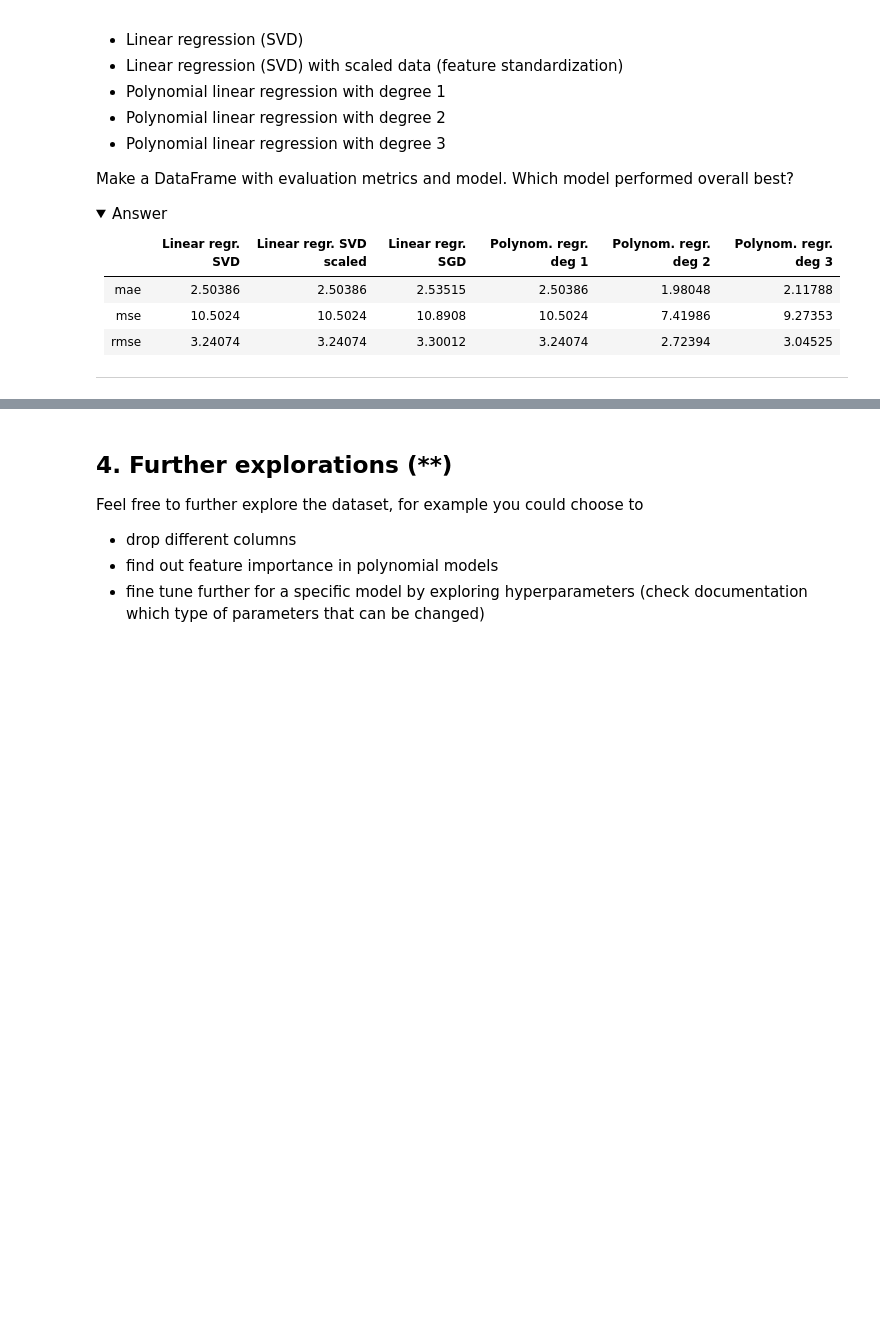
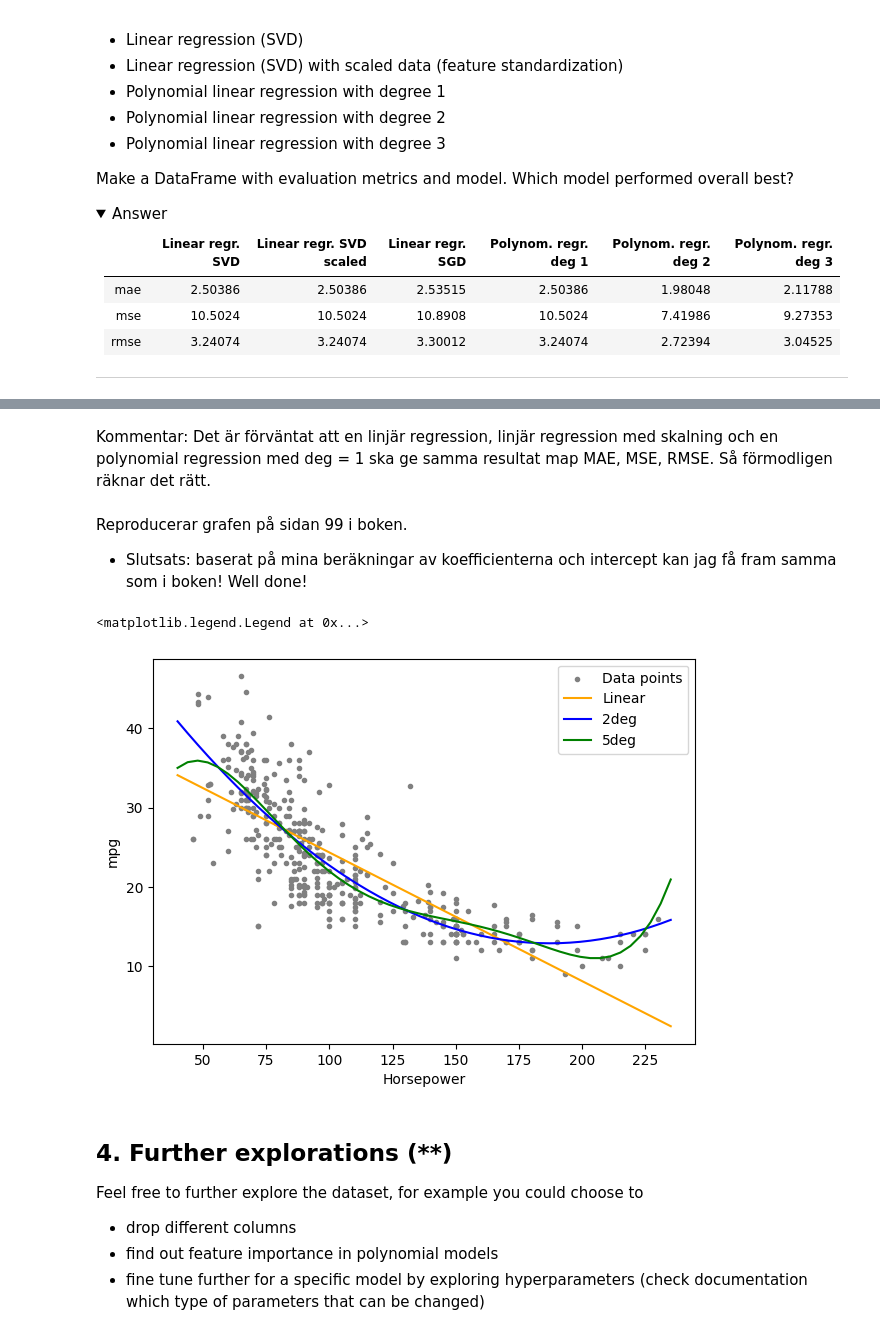
Before and after one commit to dancla240/Machine_Learning_Daniel_Claesson, a Jupyter notebook: Exercises/E01_sklearn.ipynb, the cells around one changed output, grey strips where cells are left out. Drawn from its saved outputs; the diff is of its cells as text; code cells hidden in the pictures; folded sections open; blank space fills up the shorter version.

```diff
--- a/Exercises/E01_sklearn.ipynb
+++ b/Exercises/E01_sklearn.ipynb
@@ -425,0 +440,12 @@ display(result.head(20))
+# %%
+# stegar igenom alla funktionerna för att göra en polynomial regression:
+method_used = 'Polynomial regression 1 deg' # Ange vilken metod som används
+feat_array = ['horsepower'] # ändra här vilka features som ska vara med i analysen.
+X, y = array_and_vector_creator(feat_array, target_vector)
+#scaled_X_train, scaled_X_test = scale_X(X_train, X_test)
+poly_features = feature_creation_polynomial(X, y, degree=5)
+X_train, X_test, y_train, y_test = train_test_split_func(poly_features, y, test_size=0.2, random_state=42)
+model = model_fit_LinearRegression(X_train, y_train)
+mae, mse , rmse = provide_stats(X_test, model)
+result = write_to_dataframe(method_used, feat_array, mae, mse, rmse, result)
+display(result.head(50))
@@ -425,0 +470,2 @@ display(result.head(20))
+# %% [markdown]
+Kommentar: Det är förväntat att en linjär regression, linjär regression med skalning och en polynomial regression med deg = 1 ska ge samma resultat map MAE, MSE, RMSE. Så förmodligen räknar det rätt.
@@ -426,3 +480,41 @@ display(result.head(20))
+# %% [markdown]
+Reproducerar grafen på sidan 99 i boken.
+- Slutsats: baserat på mina beräkningar av koefficienterna och intercept kan jag få fram samma som i boken! Well done!
+# %%
+hp = mpg['horsepower']
+x_vals = np.linspace(40, 235)
+y_linear = -0.16259724 * x_vals + 40.6060976
+y_2deg = -0.48445839*x_vals + 0.001294*x_vals**2 + 58.21294436
+y_3deg = -6.11365869e-01*x_vals + 2.34566381e-03*x_vals**2 + -2.66743863e-06*x_vals**3 + 62.88482154
+y_5deg = 3.67099931e+00*x_vals + -7.21169288e-02*x_vals**2 + 6.07240004e-04*x_vals**3 -2.36544467e-06*x_vals**4 + 3.49370615e-09*x_vals**5 -29.59874786
+
+fig, ax = plt.subplots(figsize=(7,5)), plt.scatter(x=hp, y=y, marker='.', color='grey')
+plt.plot(x_vals, y_linear, color="orange")
+plt.plot(x_vals, y_2deg, color="blue")
+#plt.plot(x_vals, y_3deg)
+plt.plot(x_vals, y_5deg, color="green")
+plt.xlabel('Horsepower')
+plt.ylabel('mpg')
+plt.legend(["Data points","Linear", "2deg", "5deg"])
+
+
+#deg1
+#[[-0.16259724]]
+#[40.6060976]
+
+#deg2:
+#[[-0.48445839  0.0012949 ]]
+#[58.21294436]
+#deg3:
+#[[-6.11365869e-01  2.34566381e-03 -2.66743863e-06]]
+#[62.88482154]
+#deg5
+#[[ 3.67099931e+00 -7.21169288e-02  6.07240004e-04 -2.36544467e-06
+#   3.49370615e-09]]
+#[-29.59874786]
+# %% [output]
+<matplotlib.legend.Legend at 0x...>
+[figure, added]
 # %% [markdown]
 
 ## 4. Further explorations (**)
```
Also changed, not shown: parts of 17 cells of this notebook, 1 other file.
